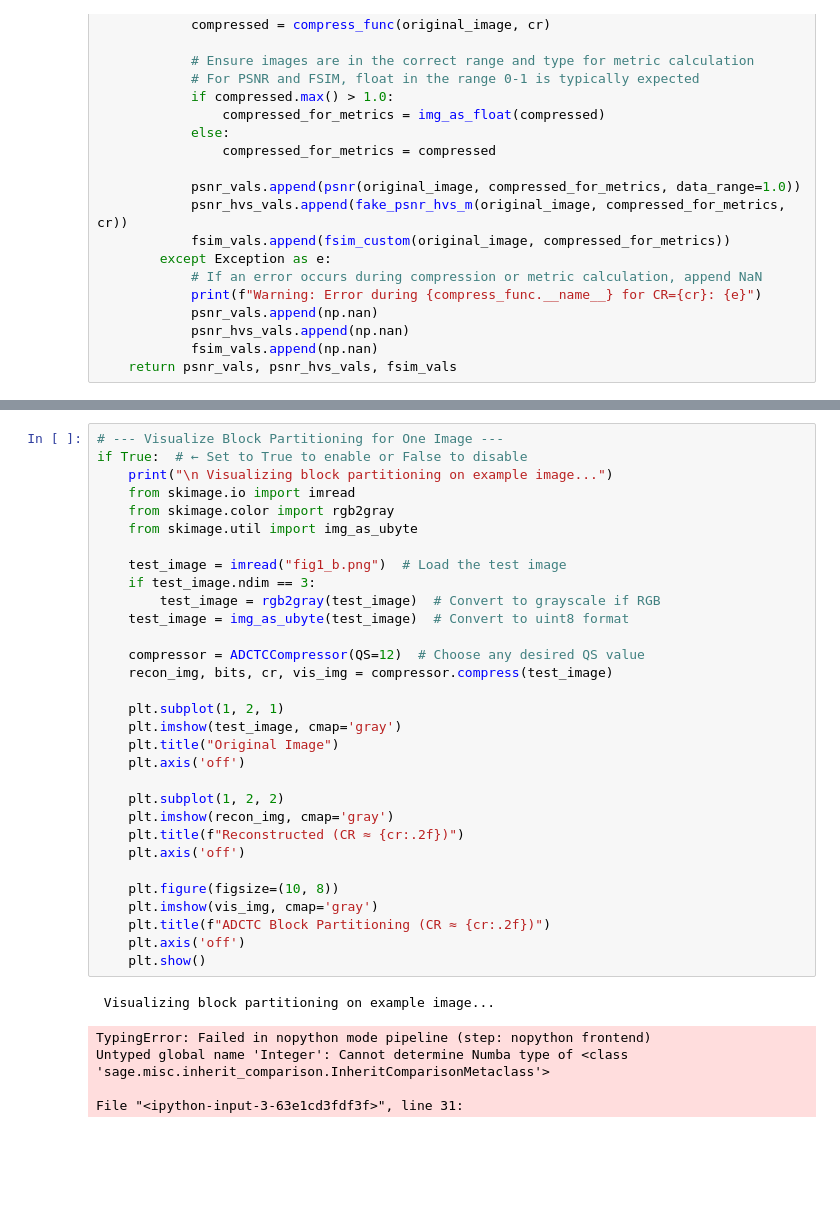
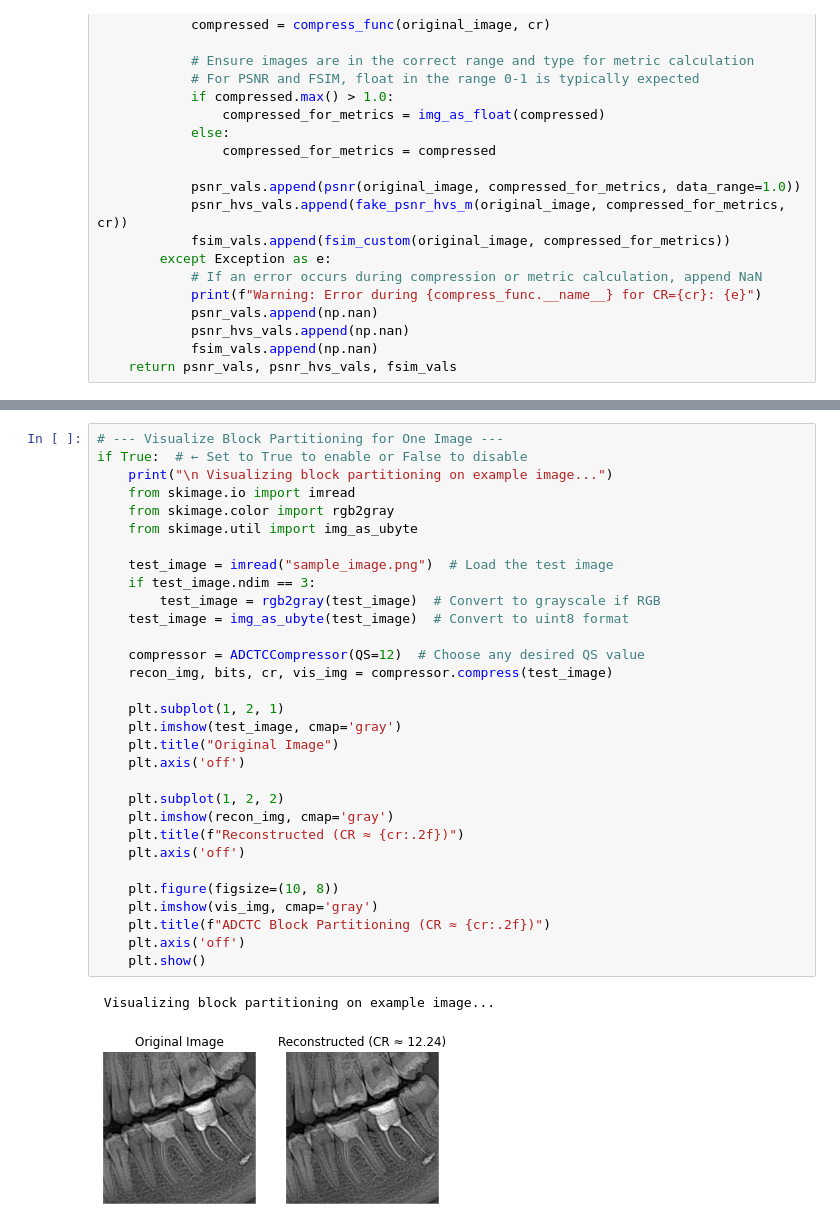
Before and after one commit to erfanmotnt/ip, a Jupyter notebook: project1.ipynb, the cells around one changed output, grey strips where cells are left out. Cells and saved outputs as stored; diff of their text form; blank space fills up the shorter version.

```diff
--- a/project1.ipynb
+++ b/project1.ipynb
@@ -689,35 +185,32 @@ Warning: Error during compress_jpeg2000 for CR=3.310344827586207: OpenCV(4.9.0)
 if True:  # ← Set to True to enable or False to disable
     print("\n Visualizing block partitioning on example image...")
     from skimage.io import imread
     from skimage.color import rgb2gray
     from skimage.util import img_as_ubyte
 
-    test_image = imread("fig1_b.png")  # Load the test image
+    test_image = imread("sample_image.png")  # Load the test image
     if test_image.ndim == 3:
         test_image = rgb2gray(test_image)  # Convert to grayscale if RGB
     test_image = img_as_ubyte(test_image)  # Convert to uint8 format
 
     compressor = ADCTCCompressor(QS=12)  # Choose any desired QS value
     recon_img, bits, cr, vis_img = compressor.compress(test_image)
 
     plt.subplot(1, 2, 1)
     plt.imshow(test_image, cmap='gray')
     plt.title("Original Image")
     plt.axis('off')
 
     plt.subplot(1, 2, 2)
     plt.imshow(recon_img, cmap='gray')
     plt.title(f"Reconstructed (CR ≈ {cr:.2f})")
     plt.axis('off')
 
     plt.figure(figsize=(10, 8))
     plt.imshow(vis_img, cmap='gray')
     plt.title(f"ADCTC Block Partitioning (CR ≈ {cr:.2f})")
     plt.axis('off')
     plt.show()
 # %% [output]
  Visualizing block partitioning on example image...
-TypingError: Failed in nopython mode pipeline (step: nopython frontend)
-Untyped global name 'Integer': Cannot determine Numba type of <class 'sage.misc.inherit_comparison.InheritComparisonMetaclass'>
-
-File "<ipython-input-3-63e1cd3fdf3f>", line 31:
+[figure, added]
```
Also changed, not shown: parts of 12 cells of this notebook, 5 other files.
